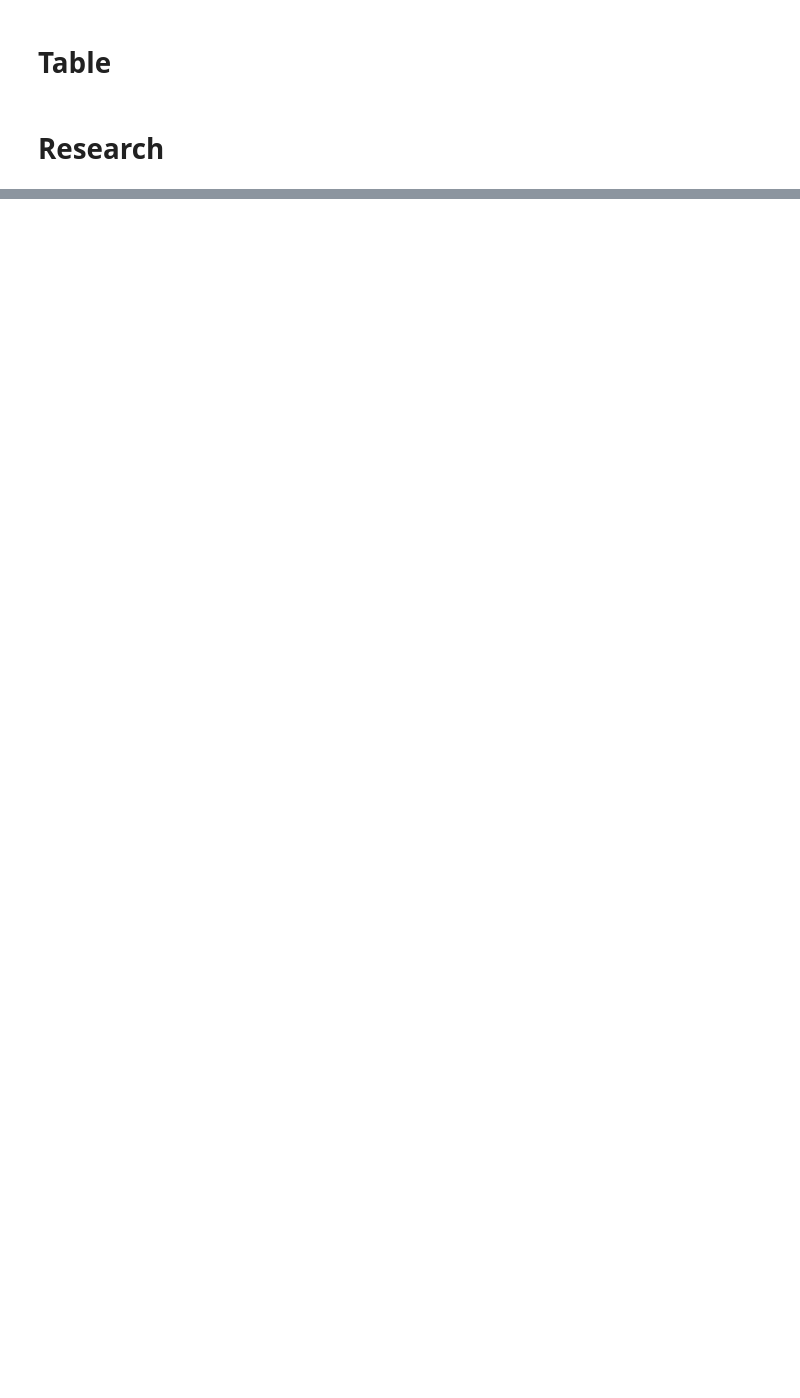
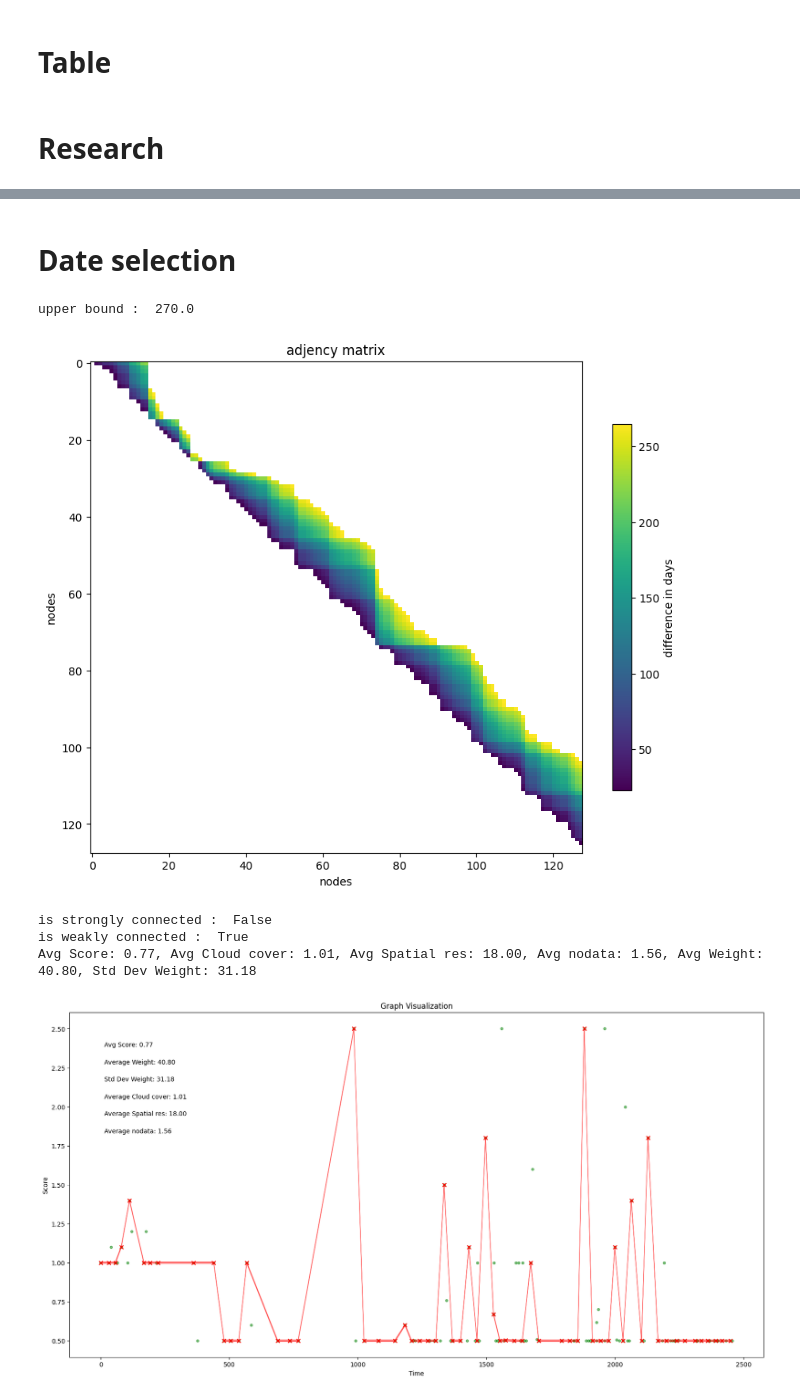
Before and after one commit to ArthurCalvi/Chronos, a Jupyter notebook: bac-a-sable.ipynb, the cells around one changed output, grey strips where cells are left out. Drawn from its saved outputs; the diff is of its cells as text; code cells hidden in the pictures; blank space fills up the shorter version.

Commit message:
update selection method with graph theory

```diff
--- a/bac-a-sable.ipynb
+++ b/bac-a-sable.ipynb
@@ -48,13 +49,13 @@ from datetime import datetime, timezone
 from joblib import Parallel, delayed
 
 verbose=1
-index = 10
+index = 100
 buffer = 3000 #meters
-delta_min = 20
-cc1 = 1
+delta_min = 15 #days
+cc1 = 3
 cc2 = 75
-start_date = datetime(2013, 1, 1, 10, 10, 10, tzinfo=timezone.utc)
-end_date = datetime(2014, 12, 31, 10, 10, 10, tzinfo=timezone.utc)
+start_date = datetime(2010, 1, 1, 10, 10, 10, tzinfo=timezone.utc)
+end_date = datetime(2016, 12, 31, 10, 10, 10, tzinfo=timezone.utc)
 geometry = gdf.iloc[index]['geometry']
 
 #geometry
@@ -155,7 +156,7 @@ if len(items2) > 0:
         item.properties['nodata'] = nodata_cover[i]
 
     if verbose > 0:
-        print(f'Items found for research 2 with cc={cc1} (on aoi) : {len(items2)}')
+        print(f'Items found for research 2 with cc=25 (on aoi) : {len(items2)}')
 
     #assembling
     items1.extend(items_ok)
@@ -188,0 +192,2 @@ Items found for combined research:  23
+# %% [markdown]
+# Date selection
@@ -189 +367,10 @@ Items found for combined research:  23
+# %%
+df = select_dates(df, target_weight=30, lower_bound=20, verbose=2, cc_ub=10, sr_ub=30, nd_ub=25)
+# %% [output]
+upper bound :  270.0
+[figure, added]
+is strongly connected :  False
+is weakly connected :  True
+Avg Score: 0.77, Avg Cloud cover: 1.01, Avg Spatial res: 18.00, Avg nodata: 1.56, Avg Weight: 40.80, Std Dev Weight: 31.18
+[figure, added]
 # %%
```
Also changed, not shown: parts of 9 cells of this notebook, 3 other files.
